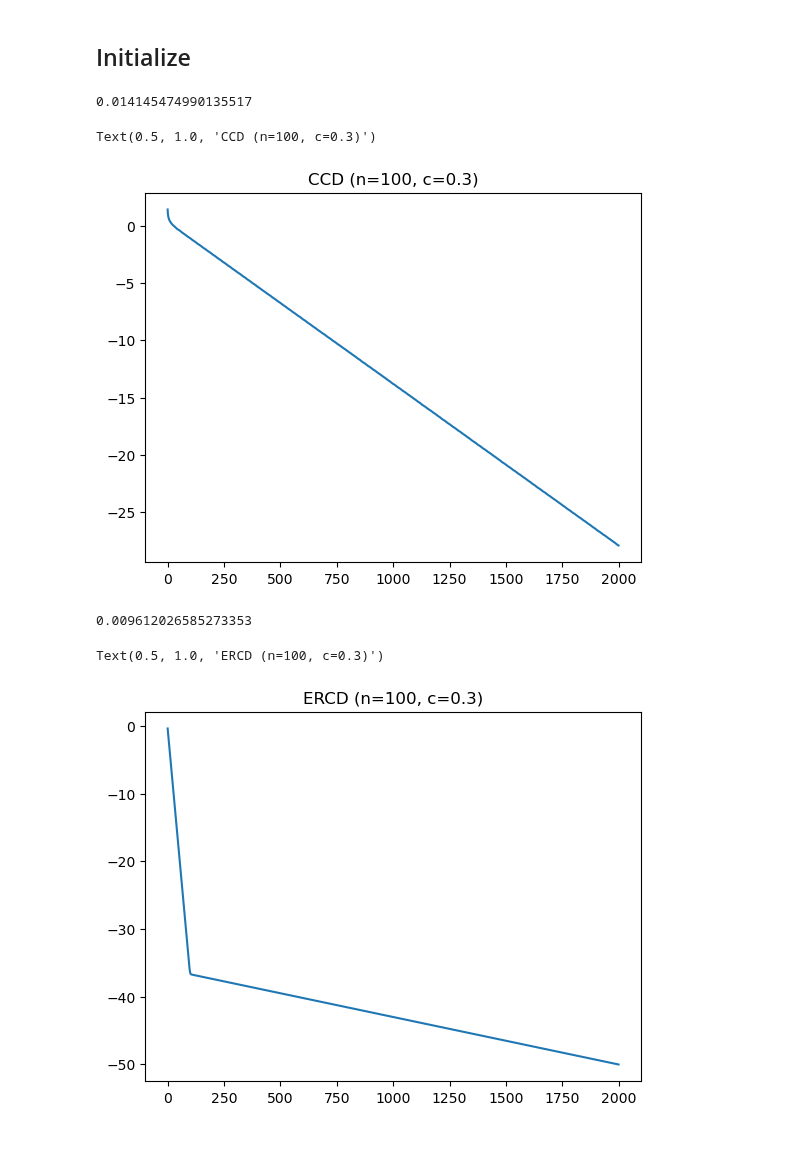
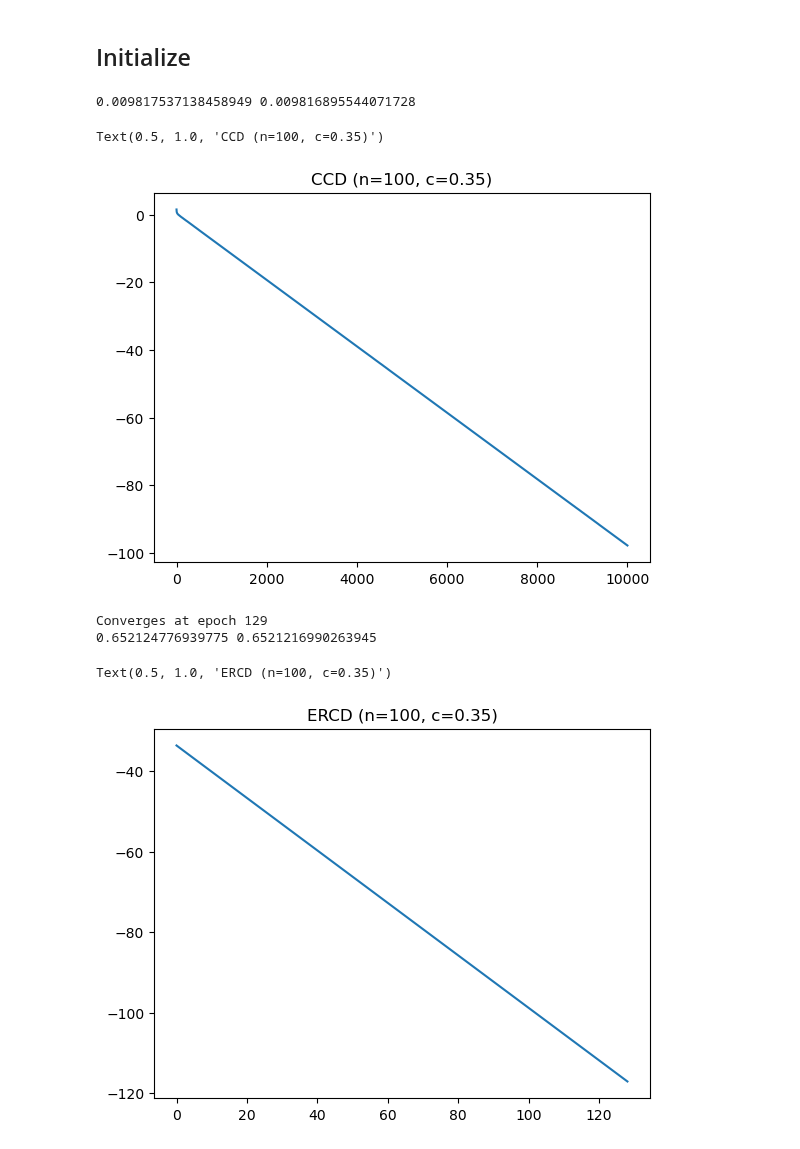
Before and after one commit to pinto2501/coordinate_descent, a Jupyter notebook: cbcd.ipynb, the cells around one changed output. Saved outputs shown, nothing was run; the diff lists cells and outputs as text; code cells hidden in the pictures.

Commit message:
Corrected ERCD algorithm

```diff
--- a/cbcd.ipynb
+++ b/cbcd.ipynb
@@ -7,17 +6,16 @@ import random
 ## Initialize
 # %%
 n = 100
-c = 0.3
+c = 0.35
+
 I = np.identity(n)
-matrix = c * np.ones((n, n))
-path = None
-L = np.tril(matrix, k=-1) # moves boundary one step below the diagonal
-A_c = np.identity(n) + L + L.T
-C = np.linalg.inv(I+L) @ L.T
+L = -np.tril(c * np.ones((n, n)), k=-1) # moves boundary one step below the diagonal
+A_c = np.identity(n)- L - L.T
+C = np.linalg.inv(I-L) @ L.T
 S = np.diag([1/(n) for i in range(n)])
-R = I - S @ np.linalg.inv(I) @ A_c
+R = np.linalg.matrix_power(I - S @ np.linalg.inv(I) @ A_c, n)
 # %%
-epochs = 2000
+epochs = 10000
 x0 = np.ones((n,1))
 x = x0.copy()
 x_star = np.zeros((n,1))
@@ -28,34 +26,44 @@ for l in range(epochs):
     ratio = np.linalg.norm(x - x_star) / np.linalg.norm(x0 - x_star)
     ccd_errors.append(np.log(ratio))
 
-slope, intercept = np.polyfit(range(epochs), ccd_errors, 1)
-print(-slope)
+ccd_slope, intercept = np.polyfit(range(epochs), ccd_errors, 1)
+rho_ccd = np.max(np.abs(np.linalg.eigvals(C)))
+rate_ccd = -np.log(rho_ccd)
+print(-ccd_slope, rate_ccd)
 plt.plot(ccd_errors)
 plt.title(f"CCD (n={n}, c={c})")
 # %% [output]
-0.014145474990135517
+0.009817537138458949 0.009816895544071728
-Text(0.5, 1.0, 'CCD (n=100, c=0.3)')
+Text(0.5, 1.0, 'CCD (n=100, c=0.35)')
-[figure, old version]
+[figure, new version]
 # %%
-epochs = 2000
+epochs = 10000
 x0 = np.ones((n,1))
 x = x0.copy()
 x_star = np.zeros((n,1))
 rcd_errors = []
 
 for l in range(epochs):
     x = R @ x
-    ratio = np.linalg.norm(x - x_star) / np.linalg.norm(x0 - x_star)
+    norm = np.linalg.norm(x - x_star)
+    if norm < 1e-50:
+        print(f"Converges at epoch {l}")
+        break
+    ratio = norm / np.linalg.norm(x0 - x_star)
     rcd_errors.append(np.log(ratio))
 
-slope, intercept = np.polyfit(range(epochs), rcd_errors, 1)
-print(-slope)
+
+ercd_slope, intercept = np.polyfit(range(len(rcd_errors)), rcd_errors, 1)
+rho_ercd = np.max(np.abs(np.linalg.eigvals(R)))
+rate_ercd = -np.log(rho_ercd)
+print(-ercd_slope, rate_ercd)
 plt.plot(rcd_errors)
 plt.title(f"ERCD (n={n}, c={c})")
 # %% [output]
-0.009612026585273353
+Converges at epoch 129
+0.652124776939775 0.6521216990263945
-Text(0.5, 1.0, 'ERCD (n=100, c=0.3)')
+Text(0.5, 1.0, 'ERCD (n=100, c=0.35)')
-[figure, old version]
+[figure, new version]
 # %%
 def build_coordinate_matrices(n, c):
     mats = []
```
Also changed, not shown: parts of 3 cells of this notebook, 2 other files.
